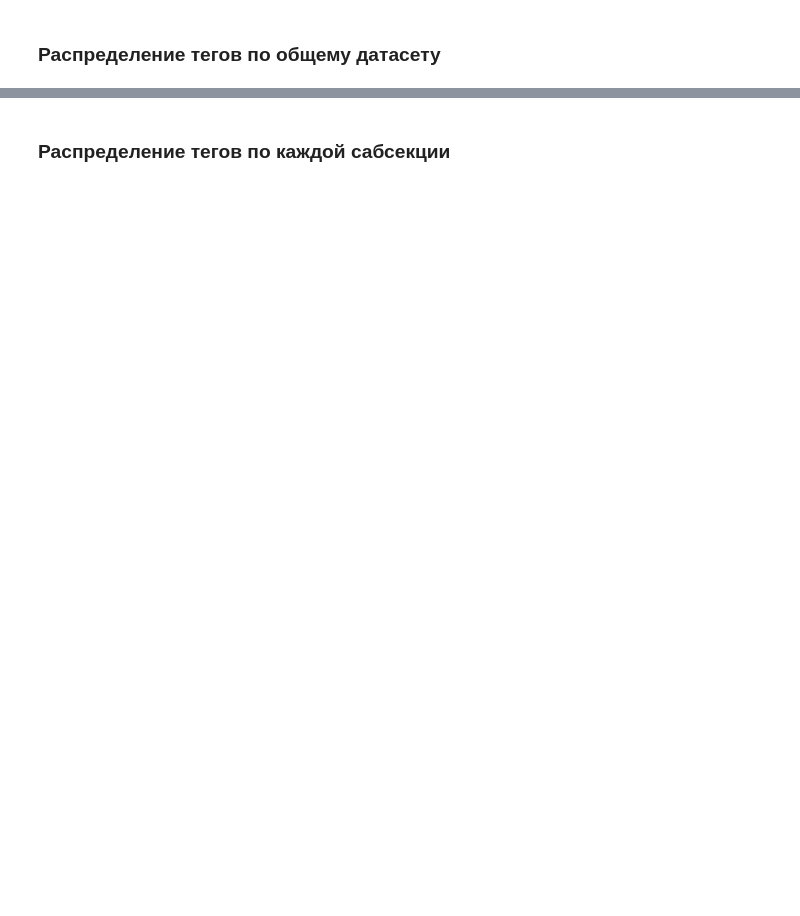
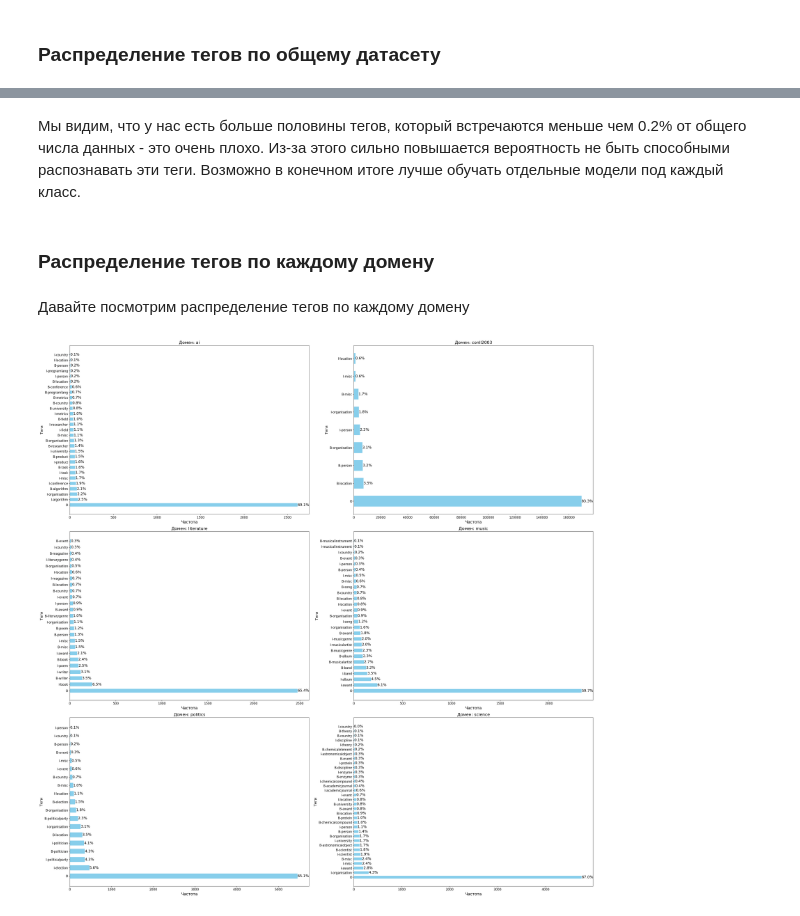
Before and after one commit to anyaschenikova/ner, a Jupyter notebook: main.ipynb, the cells around one changed output, grey strips where cells are left out. Cells and saved outputs as stored; diff of their text form; code cells hidden in the pictures; blank space fills up the shorter version.

```diff
--- a/main.ipynb
+++ b/main.ipynb
@@ -155,2 +319,69 @@ example[["tokens", "ners", "ner_tags"]].head(10)
+# %% [markdown]
+Мы видим, что у нас есть больше половины тегов, который встречаются меньше чем 0.2% от общего числа данных - это очень плохо. Из-за этого сильно повышается вероятность не быть способными распознавать эти теги. Возможно в конечном итоге лучше обучать отдельные модели под каждый класс.
 # %% [markdown]
-### Распределение тегов по каждой сабсекции
+### Распределение тегов по каждому домену
+# %% [markdown]
+Давайте посмотрим распределение тегов по каждому домену
+# %%
+import matplotlib.pyplot as plt
+import pandas as pd
+from collections import Counter
+
+def get_domain_tag_counts(dataset, domain_name, id2tag):
+    """
+    Извлекает распределение тегов для заданного домена.
+    """
+    domain_examples = dataset.filter(lambda x: x["source"] == domain_name)
+    all_tags = []
+    for ex in domain_examples:
+        all_tags.extend(ex["ner_tags"])
+    counts = Counter(all_tags)
+    named_counts = {id2tag[tag_id]: count for tag_id, count in counts.items()}
+    return pd.DataFrame(list(named_counts.items()), columns=["tag_id", "count"])
+
+def plot_tag_distribution_grid(dataset, id2tag, domains, cols=2):
+    """
+    Строит распределение тегов для каждого домена в виде сетки (решётки).
+    """
+
+    fig, axes = plt.subplots(3, 2, figsize=(cols * 10, 3 * 10))  # Увеличиваем общий размер графиков
+    axes = axes.flatten()  # Преобразуем в одномерный массив для удобства
+
+    for i, domain in enumerate(domains):
+        # Получаем распределение тегов для домена
+        df_domain = get_domain_tag_counts(dataset["train"], domain, id2tag)
+
+        # Подсчёт процентов
+        total_count = df_domain["count"].sum()
+        df_domain["percentage"] = df_domain["count"] / total_count * 100
+
+        # Сортировка и настройка высоты
+        df_domain = df_domain.sort_values(by="count", ascending=False).reset_index(drop=True)
+        height = 0.6  # Увеличиваем высоту баров для улучшения видимости
+
+        # Рисуем график на текущей оси
+        ax = axes[i]
+        ax.barh(df_domain["tag_id"], df_domain["count"], color="skyblue", height=height)
+        ax.set_title(f"Домен: {domain}", fontsize=16)
+        ax.set_xlabel("Частота", fontsize=15)
+        ax.set_ylabel("Теги", fontsize=14)
+
+        # Добавляем проценты на график
+        for j, row in df_domain.iterrows():
+            ax.text(row["count"] + 0.5, j, f"{row['percentage']:.1f}%", va='center', fontsize=14)
+
+        # Уменьшаем шрифт осей
+        ax.tick_params(axis='y', labelsize=12)
+        ax.tick_params(axis='x', labelsize=12)
+
+    # Удаляем пустые оси, если доменов меньше, чем ячеек
+    for j in range(len(domains), len(axes)):
+        fig.delaxes(axes[j])
+
+    plt.tight_layout()
+    plt.show()
+
+# Запуск функции для построения сетки
+plot_tag_distribution_grid(dataset, id2tag, domains, cols=3)
+# %% [output]
+[figure, added]
```
Also changed, not shown: parts of 72 cells of this notebook, 3 other files.
